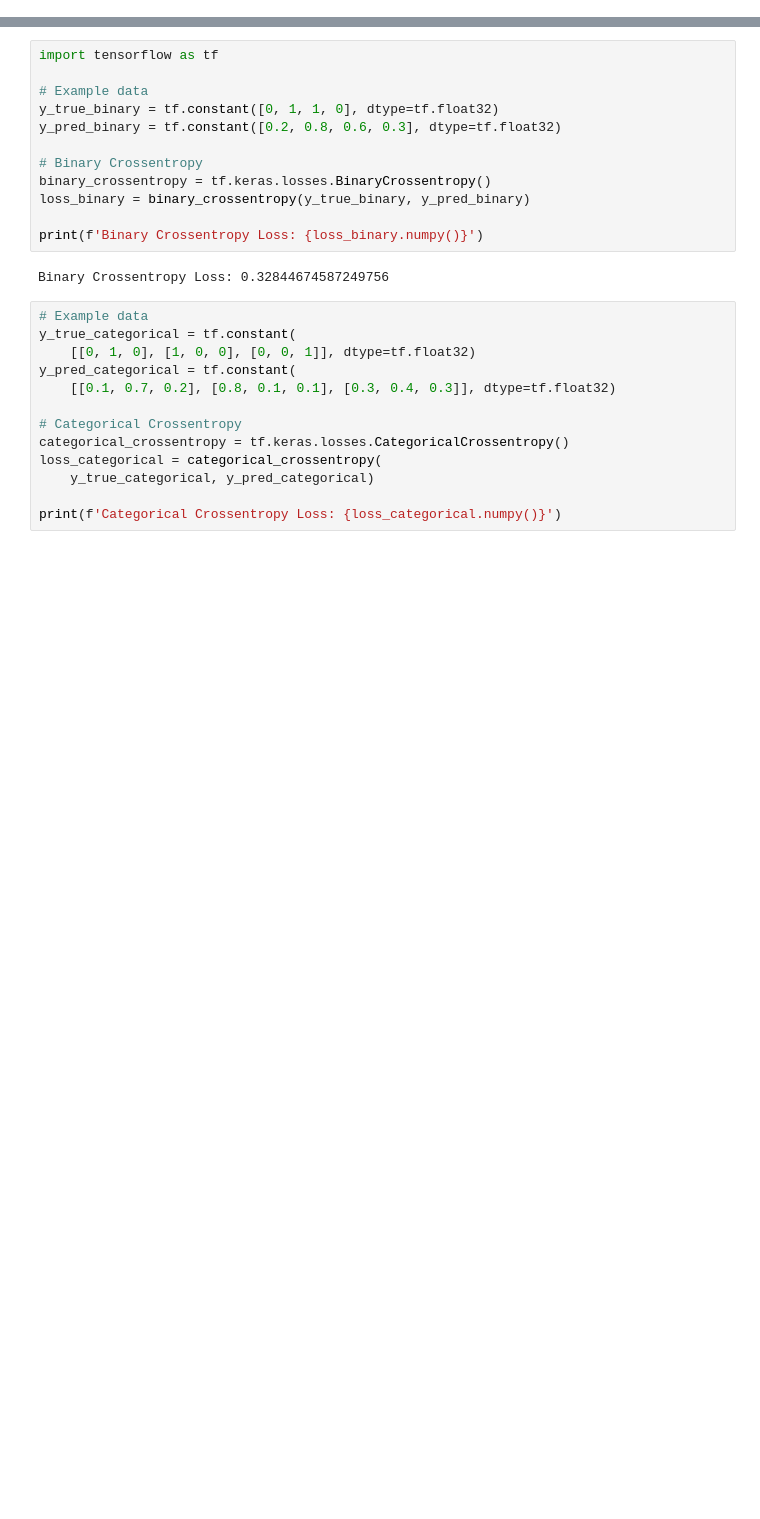
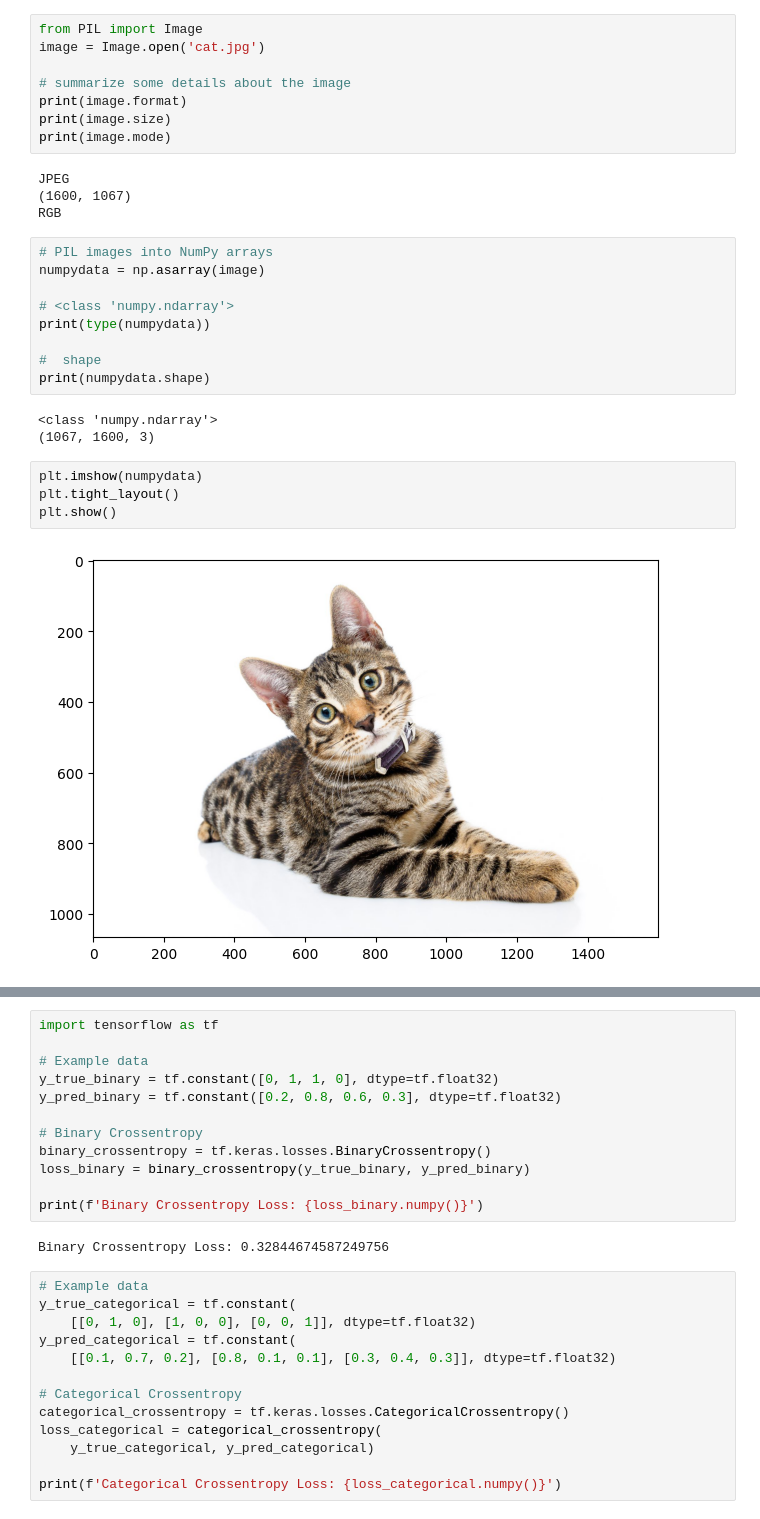
Before and after one commit to vikramviky123/deeplearning, a Jupyter notebook: tensorFlow/5_loss_checks.ipynb, the cells around one changed output, grey strips where cells are left out. Drawn from its saved outputs; the diff is of its cells as text; blank space fills up the shorter version.

```diff
--- a/tensorFlow/5_loss_checks.ipynb
+++ b/tensorFlow/5_loss_checks.ipynb
@@ -25,0 +28,30 @@ from tensorflow.keras.optimizers import Adagrad, RMSprop, Adam
+# %%
+from PIL import Image
+image = Image.open('cat.jpg')
+
+# summarize some details about the image
+print(image.format)
+print(image.size)
+print(image.mode)
+# %% [output]
+JPEG
+(1600, 1067)
+RGB
+# %%
+# PIL images into NumPy arrays
+numpydata = np.asarray(image)
+
+# <class 'numpy.ndarray'>
+print(type(numpydata))
+
+#  shape
+print(numpydata.shape)
+# %% [output]
+<class 'numpy.ndarray'>
+(1067, 1600, 3)
+# %%
+plt.imshow(numpydata)
+plt.tight_layout()
+plt.show()
+# %% [output]
+[figure, added]
```
Also changed, not shown: parts of 5 cells of this notebook, 11 other files.
